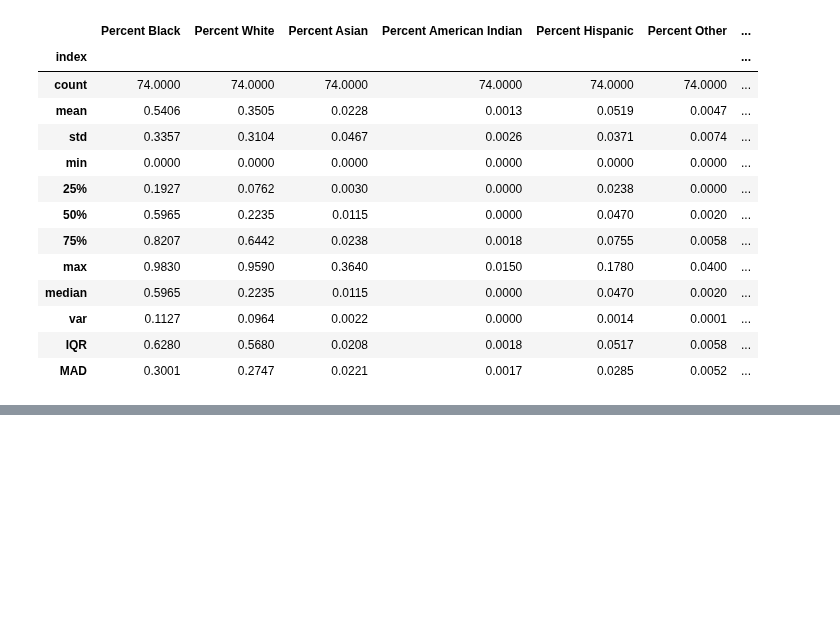
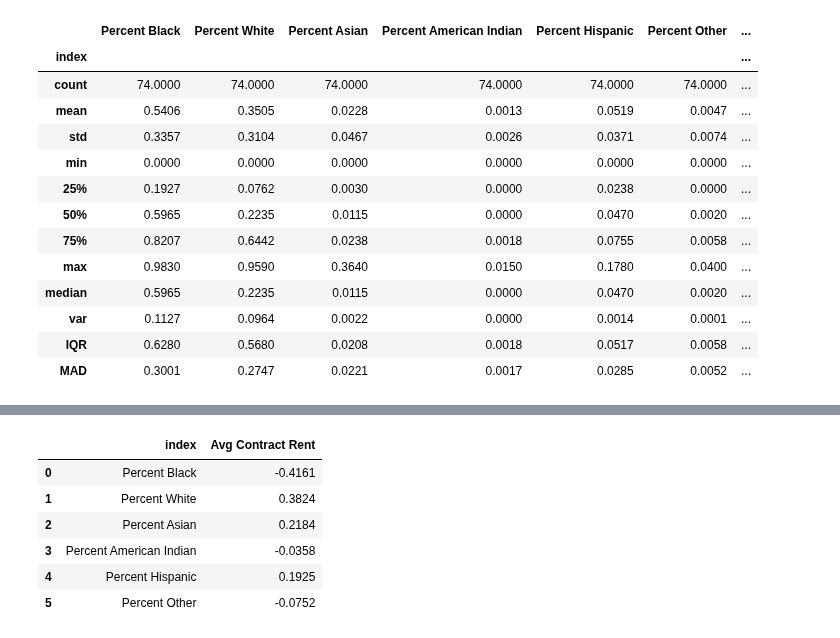
Before and after one commit to leosimanonok/DataScienceFinalTutorial, a Jupyter notebook: Leah.ipynb, the cells around one changed output, grey strips where cells are left out. Drawn from its saved outputs; the diff is of its cells as text; code cells hidden in the pictures; blank space fills up the shorter version.

```diff
--- a/Leah.ipynb
+++ b/Leah.ipynb
@@ -337,3 +367,13 @@ stats_2018
+# %%
+corr_2018
+# %% [output]
+|  | index | Avg Contract Rent |
+| 0 | Percent Black | -0.4161 |
+| 1 | Percent White | 0.3824 |
+| 2 | Percent Asian | 0.2184 |
+| 3 | Percent American Indian | -0.0358 |
+| 4 | Percent Hispanic | 0.1925 |
+| 5 | Percent Other | -0.0752 |
 # %%
 #Old code I was messing around with, might revisit later
 
```
Also changed, not shown: parts of 1 cell of this notebook.
